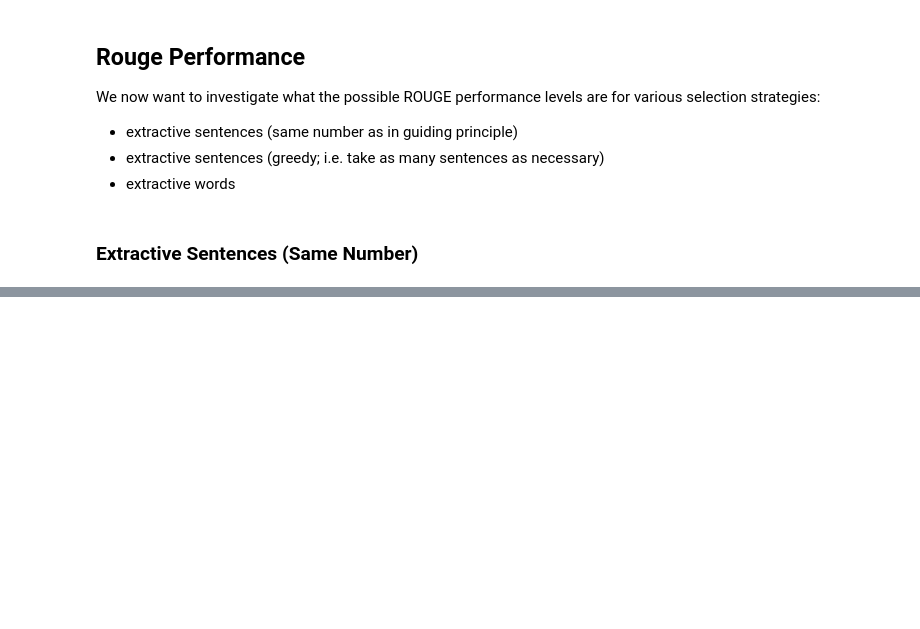
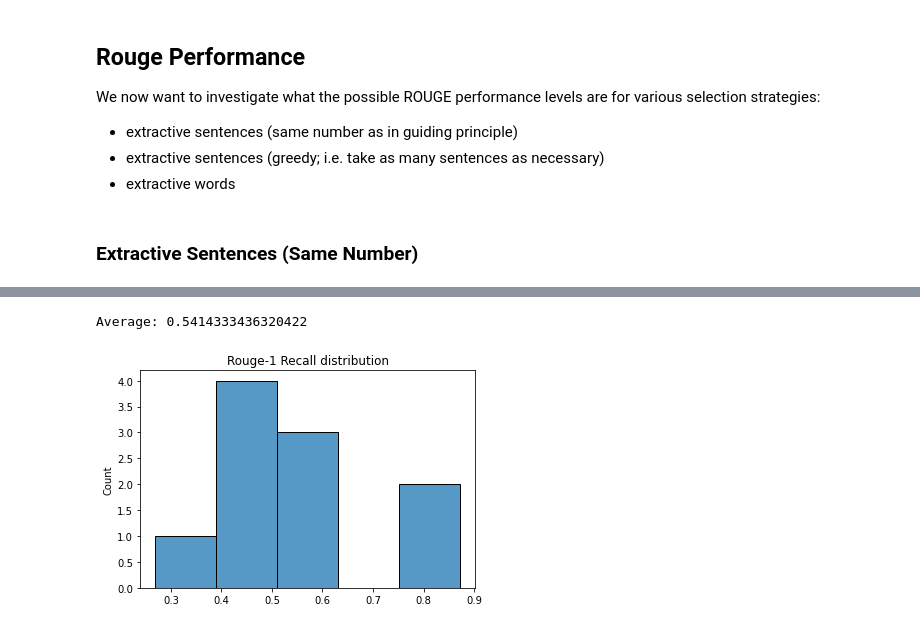
Before and after one commit to sebimo/LegalSum, a Jupyter notebook: src/analysis/Rouge.ipynb, the cells around one changed output, grey strips where cells are left out. Cells and saved outputs as stored; diff of their text form; code cells hidden in the pictures; blank space fills up the shorter version.

```diff
--- a/src/analysis/Rouge.ipynb
+++ b/src/analysis/Rouge.ipynb
@@ -325,0 +299,8 @@ sns.histplot(rouge_2_f)
+# %%
+data = [x["r"] for x in rouge_1]
+ax = sns.histplot(data)
+ax.set_title("Rouge-1 Recall distribution")
+print("Average:", sum(data)/len(data))
+# %% [output]
+Average: 0.5414333436320422
+[figure, added]
```
Also changed, not shown: parts of 31 cells of this notebook, 1 other file.
